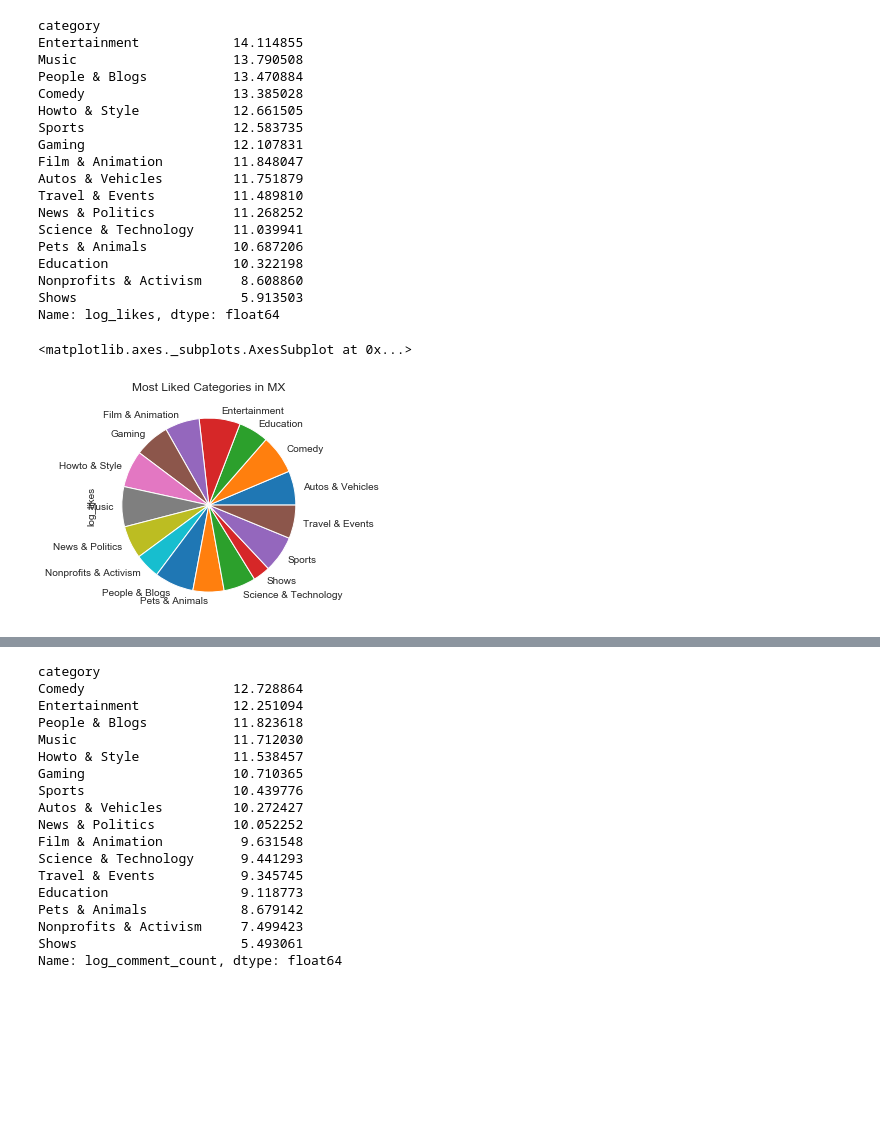
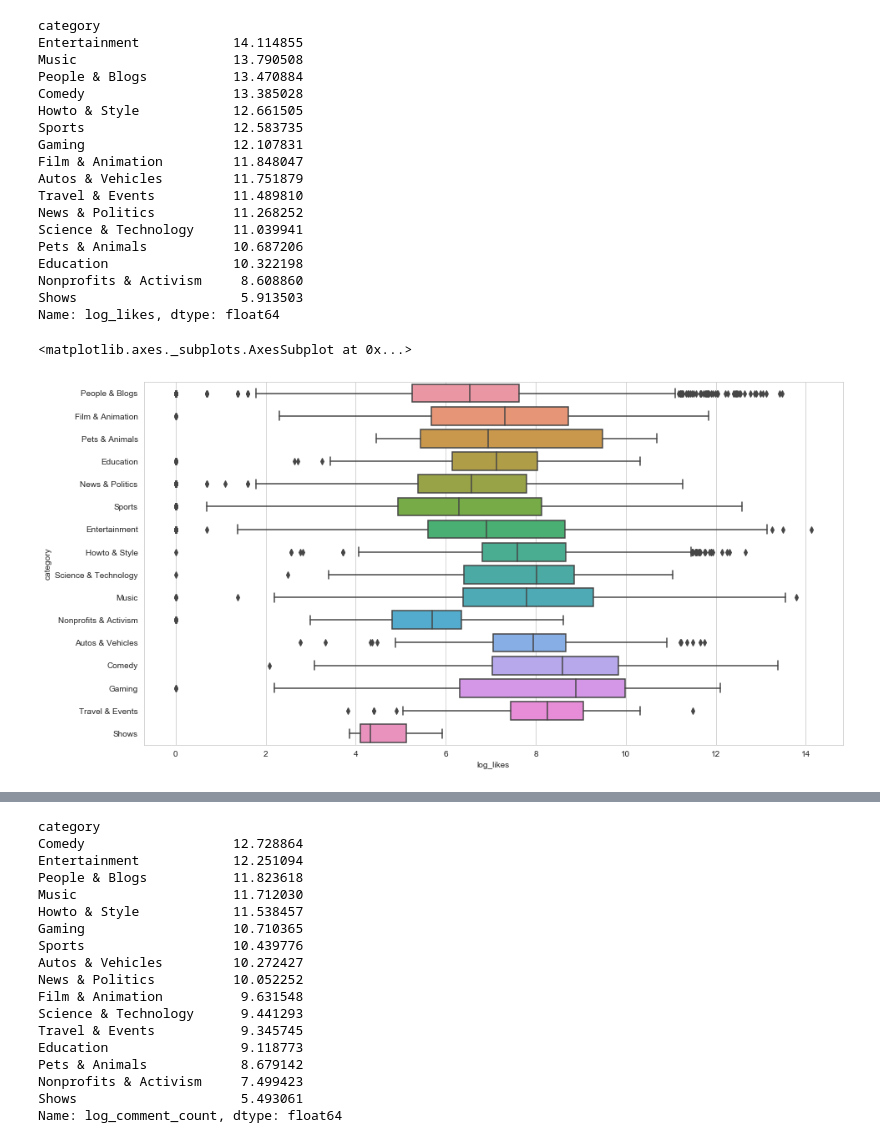
Before and after one commit to miguelgrisanti/YoutubeMXKeys, a Jupyter notebook: YoutubeRider.ipynb, the cells around one changed output, grey strips where cells are left out. Cells and saved outputs as stored; diff of their text form; code cells hidden in the pictures; blank space fills up the shorter version.

```diff
--- a/YoutubeRider.ipynb
+++ b/YoutubeRider.ipynb
@@ -162,3 +136,0 @@ react_subset = df_mexico[['category','likes','comment_count']]
-# %%
-df_mexico.loc[:,'tags_list'] = df['tags'].str.lower().str.replace(r'"','').str.split('|')
-df['tags_list']
@@ -230,8 +171,10 @@ Education                10.322198
 Nonprofits & Activism     8.608860
 Shows                     5.913503
 Name: log_likes, dtype: float64
-# %%
-df_mexico.groupby('category')['log_likes'].agg('max').plot(kind='pie',title='Most Liked Categories in MX')
-# %% [output]
-<matplotlib.axes._subplots.AxesSubplot at 0x...>
-[figure, removed]
+# %%
+plt.figure(figsize=(15,8))
+sns.set_style("whitegrid")
+sns.boxplot(data = df_mexico, x = 'log_likes', y = 'category')
+# %% [output]
+<matplotlib.axes._subplots.AxesSubplot at 0x...>
+[figure, added]
```
Also changed, not shown: parts of 67 cells of this notebook.
